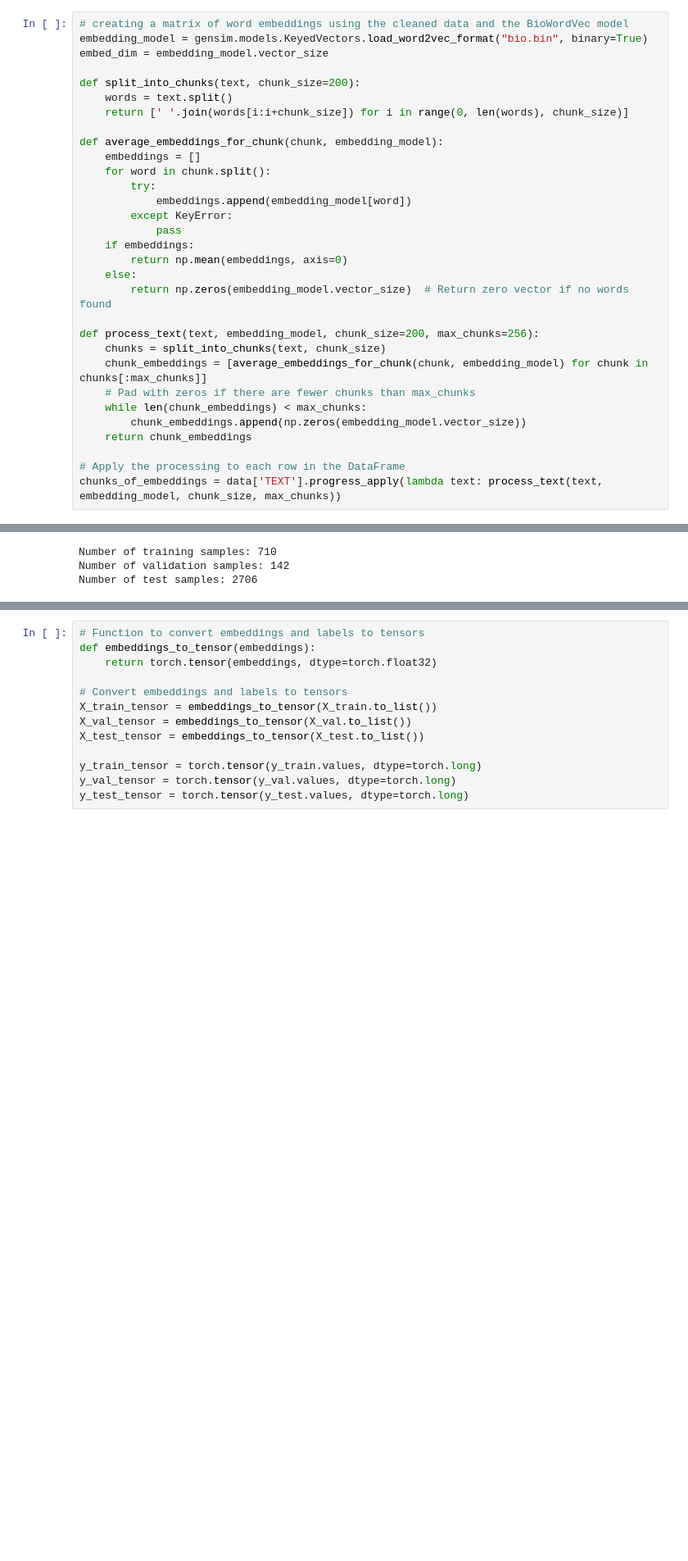
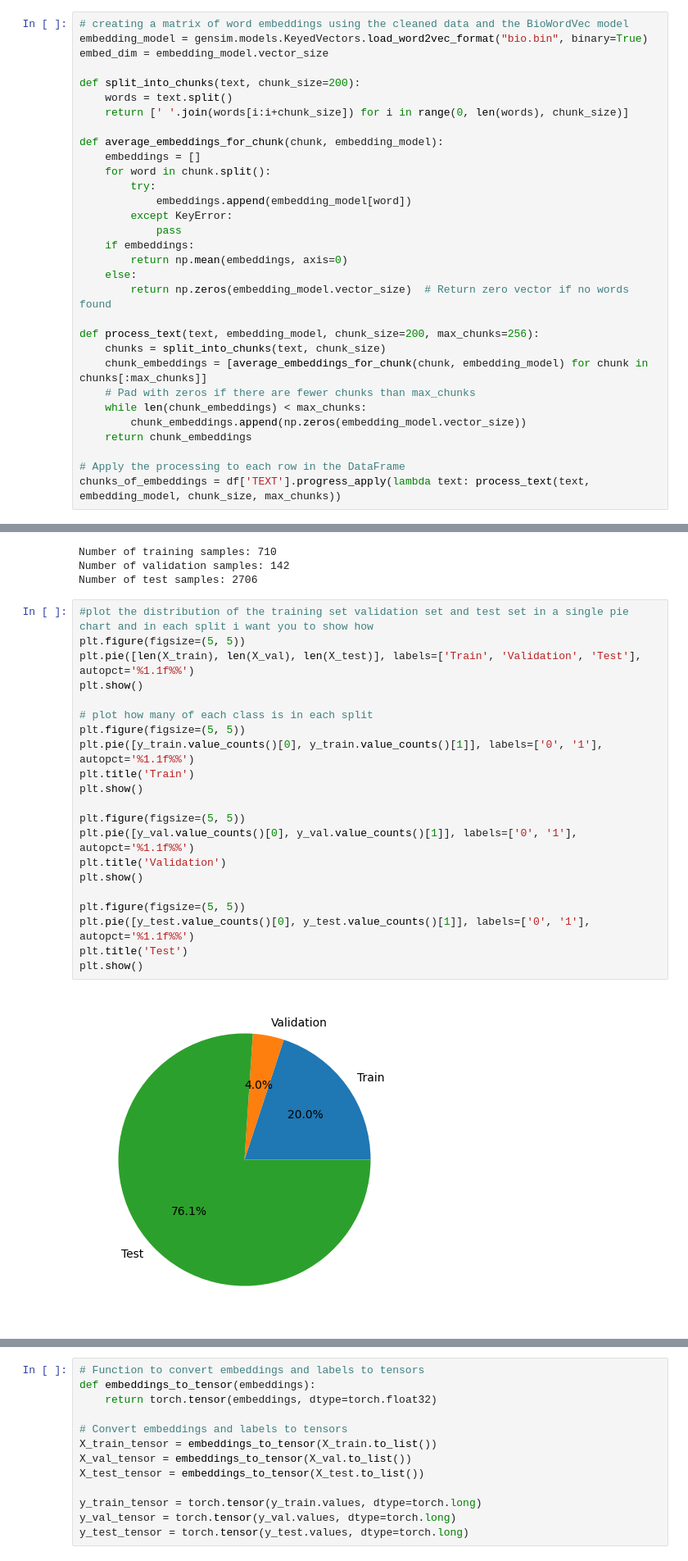
Before and after one commit to Bratet/VAP-Disease-Prediction-from-Medical-Record, a Jupyter notebook: main copy.ipynb, the cells around one changed output, grey strips where cells are left out. Shown at 82% size. Saved outputs shown, nothing was run; the diff lists cells and outputs as text; blank space fills up the shorter version.

```diff
--- a/main copy.ipynb
+++ b/main copy.ipynb
@@ -133,6 +148,6 @@ def process_text(text, embedding_model, chunk_size=200, max_chunks=256):
     return chunk_embeddings
 
 # Apply the processing to each row in the DataFrame
-chunks_of_embeddings = data['TEXT'].progress_apply(lambda text: process_text(text, embedding_model, chunk_size, max_chunks))
+chunks_of_embeddings = df['TEXT'].progress_apply(lambda text: process_text(text, embedding_model, chunk_size, max_chunks))
 # %%
 # Separate the data by class
@@ -164,3 +179,26 @@ print(f'Number of test samples: {len(X_test)}')
 Number of training samples: 710
 Number of validation samples: 142
 Number of test samples: 2706
+# %%
+#plot the distribution of the training set validation set and test set in a single pie chart and in each split i want you to show how
+plt.figure(figsize=(5, 5))
+plt.pie([len(X_train), len(X_val), len(X_test)], labels=['Train', 'Validation', 'Test'], autopct='%1.1f%%')
+plt.show()
+
+# plot how many of each class is in each split
+plt.figure(figsize=(5, 5))
+plt.pie([y_train.value_counts()[0], y_train.value_counts()[1]], labels=['0', '1'], autopct='%1.1f%%')
+plt.title('Train')
+plt.show()
+
+plt.figure(figsize=(5, 5))
+plt.pie([y_val.value_counts()[0], y_val.value_counts()[1]], labels=['0', '1'], autopct='%1.1f%%')
+plt.title('Validation')
+plt.show()
+
+plt.figure(figsize=(5, 5))
+plt.pie([y_test.value_counts()[0], y_test.value_counts()[1]], labels=['0', '1'], autopct='%1.1f%%')
+plt.title('Test')
+plt.show()
+# %% [output]
+[figure, added]
```
Also changed, not shown: parts of 21 cells of this notebook, 10 other files.
